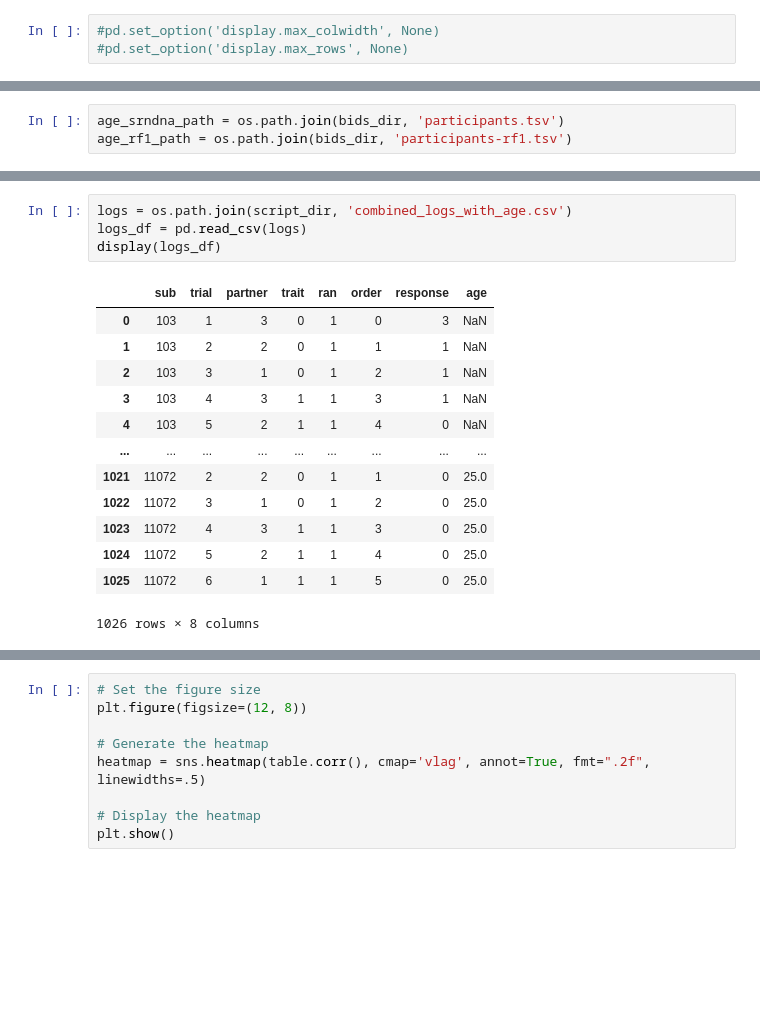
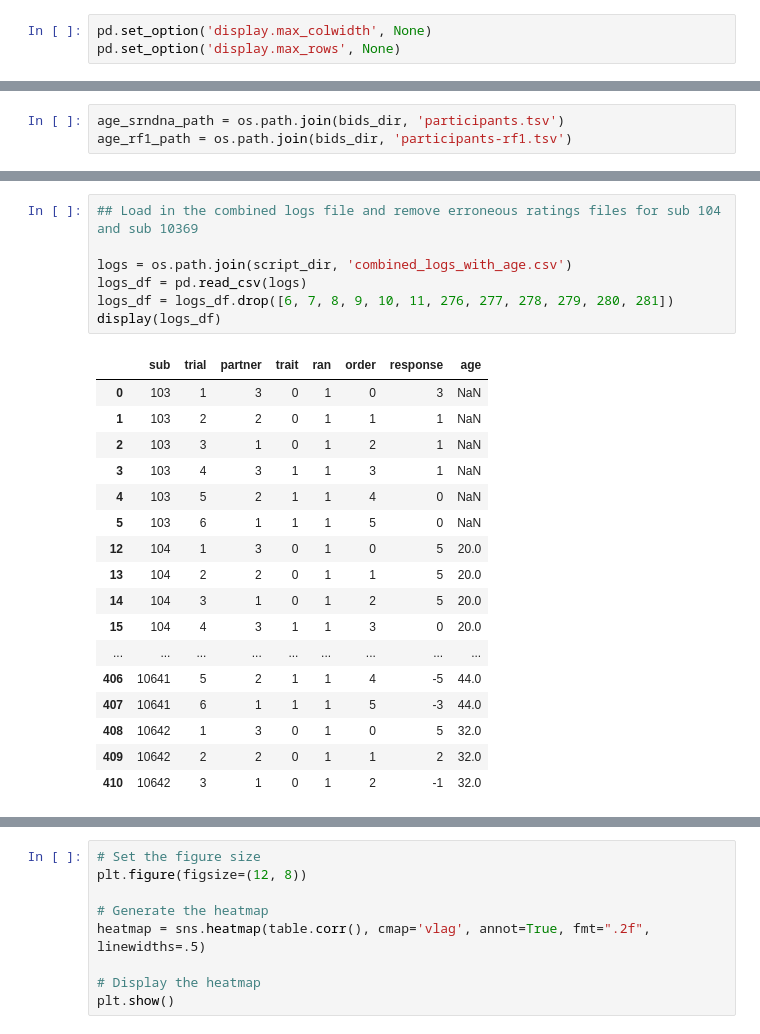
Before and after one commit to DVS-Lab/sharedreward-aging, a Jupyter notebook: code/sharedreward-covariates.ipynb, the cells around one changed output, grey strips where cells are left out. Saved outputs shown, nothing was run; the diff lists cells and outputs as text; blank space fills up the shorter version.

```diff
--- a/code/sharedreward-covariates.ipynb
+++ b/code/sharedreward-covariates.ipynb
@@ -10,8 +10,8 @@ import pandas as pd
 import numpy as np
 import os
 # %%
-#pd.set_option('display.max_colwidth', None)
-#pd.set_option('display.max_rows', None)
+pd.set_option('display.max_colwidth', None)
+pd.set_option('display.max_rows', None)
 # %%
 script_dir = os.getcwd()
 # %%
@@ -45,21 +49,28 @@ display(age_df)
 # %%
+## Load in the combined logs file and remove erroneous ratings files for sub 104 and sub 10369
+
 logs = os.path.join(script_dir, 'combined_logs_with_age.csv')
 logs_df = pd.read_csv(logs)
+logs_df = logs_df.drop([6, 7, 8, 9, 10, 11, 276, 277, 278, 279, 280, 281])
 display(logs_df)
 # %% [output]
 |  | sub | trial | partner | trait | ran | order | response | age |
 | 0 | 103 | 1 | 3 | 0 | 1 | 0 | 3 | NaN |
 | 1 | 103 | 2 | 2 | 0 | 1 | 1 | 1 | NaN |
 | 2 | 103 | 3 | 1 | 0 | 1 | 2 | 1 | NaN |
 | 3 | 103 | 4 | 3 | 1 | 1 | 3 | 1 | NaN |
 | 4 | 103 | 5 | 2 | 1 | 1 | 4 | 0 | NaN |
+| 5 | 103 | 6 | 1 | 1 | 1 | 5 | 0 | NaN |
+| 12 | 104 | 1 | 3 | 0 | 1 | 0 | 5 | 20.0 |
+| 13 | 104 | 2 | 2 | 0 | 1 | 1 | 5 | 20.0 |
+| 14 | 104 | 3 | 1 | 0 | 1 | 2 | 5 | 20.0 |
+| 15 | 104 | 4 | 3 | 1 | 1 | 3 | 0 | 20.0 |
 | ... | ... | ... | ... | ... | ... | ... | ... | ... |
-| 1021 | 11072 | 2 | 2 | 0 | 1 | 1 | 0 | 25.0 |
-| 1022 | 11072 | 3 | 1 | 0 | 1 | 2 | 0 | 25.0 |
-| 1023 | 11072 | 4 | 3 | 1 | 1 | 3 | 0 | 25.0 |
-| 1024 | 11072 | 5 | 2 | 1 | 1 | 4 | 0 | 25.0 |
-| 1025 | 11072 | 6 | 1 | 1 | 1 | 5 | 0 | 25.0 |
+| 406 | 10641 | 5 | 2 | 1 | 1 | 4 | -5 | 44.0 |
+| 407 | 10641 | 6 | 1 | 1 | 1 | 5 | -3 | 44.0 |
+| 408 | 10642 | 1 | 3 | 0 | 1 | 0 | 5 | 32.0 |
+| 409 | 10642 | 2 | 2 | 0 | 1 | 1 | 2 | 32.0 |
+| 410 | 10642 | 3 | 1 | 0 | 1 | 2 | -1 | 32.0 |
-1026 rows × 8 columns
 # %%
 fmri_metrics = os.path.join(script_dir, 'exclusions_tsnr-fdmean.csv') # This df stores tsnr and fdmean
 metrics_df = pd.read_csv(fmri_metrics)
```
Also changed, not shown: parts of 13 cells of this notebook.
